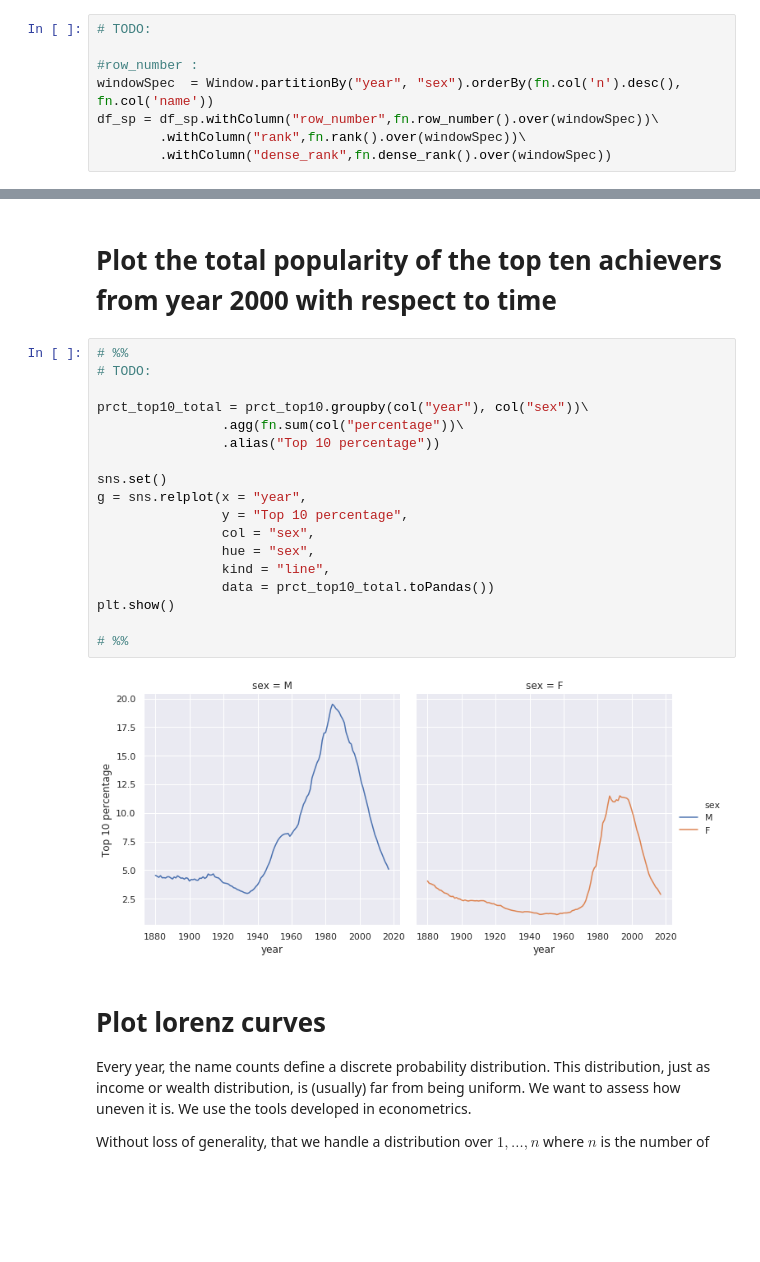
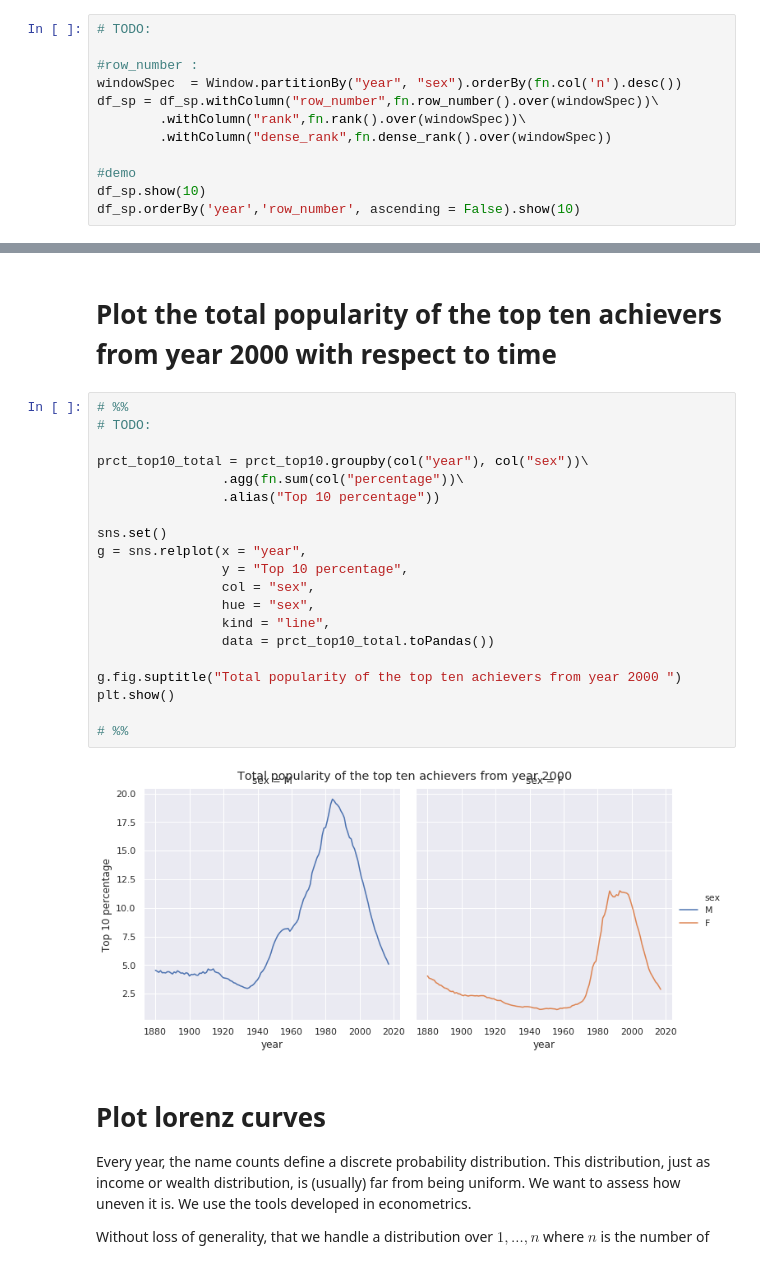
Before and after one commit to idardo97/big_data, a Jupyter notebook: homework02.ipynb, the cells around one changed output, grey strips where cells are left out. Saved outputs shown, nothing was run; the diff lists cells and outputs as text; blank space fills up the shorter version.

```diff
--- a/homework02.ipynb
+++ b/homework02.ipynb
@@ -523,7 +524,11 @@ of the name within that year and sex category, when names are sorted by increasi
 # TODO:
 
 #row_number :
-windowSpec  = Window.partitionBy("year", "sex").orderBy(fn.col('n').desc(), fn.col('name'))
+windowSpec  = Window.partitionBy("year", "sex").orderBy(fn.col('n').desc())
 df_sp = df_sp.withColumn("row_number",fn.row_number().over(windowSpec))\
         .withColumn("rank",fn.rank().over(windowSpec))\
         .withColumn("dense_rank",fn.dense_rank().over(windowSpec))
+
+#demo
+df_sp.show(10)
+df_sp.orderBy('year','row_number', ascending = False).show(10)
@@ -587,23 +614,25 @@ Plot the total popularity of the top ten achievers from year 2000 with respect t
 # %%
 # %%
 # TODO:
 
 prct_top10_total = prct_top10.groupby(col("year"), col("sex"))\
                 .agg(fn.sum(col("percentage"))\
                 .alias("Top 10 percentage"))
 
 sns.set()
 g = sns.relplot(x = "year",
                 y = "Top 10 percentage",
                 col = "sex",
                 hue = "sex",
                 kind = "line",
                 data = prct_top10_total.toPandas())
+
+g.fig.suptitle("Total popularity of the top ten achievers from year 2000 ")
 plt.show()
 
 # %%
 # %% [output]
-[figure, old version]
+[figure, new version]
 # %% [markdown]
 
 
```
Also changed, not shown: parts of 14 cells of this notebook.
